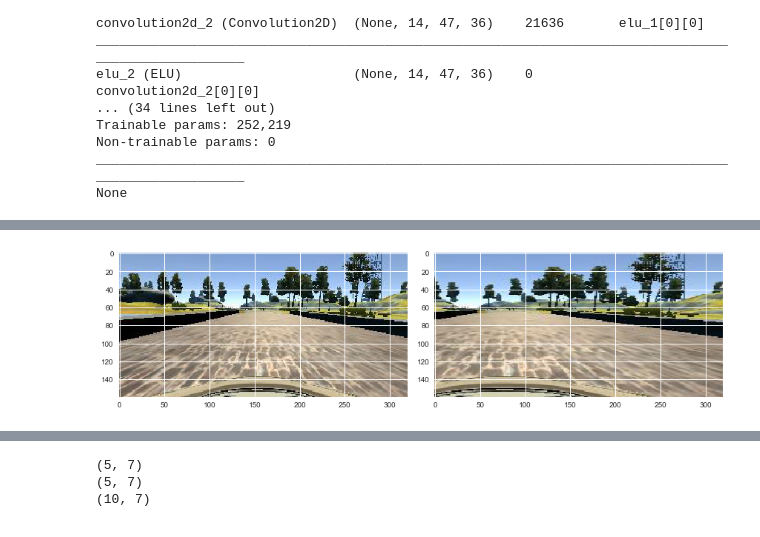
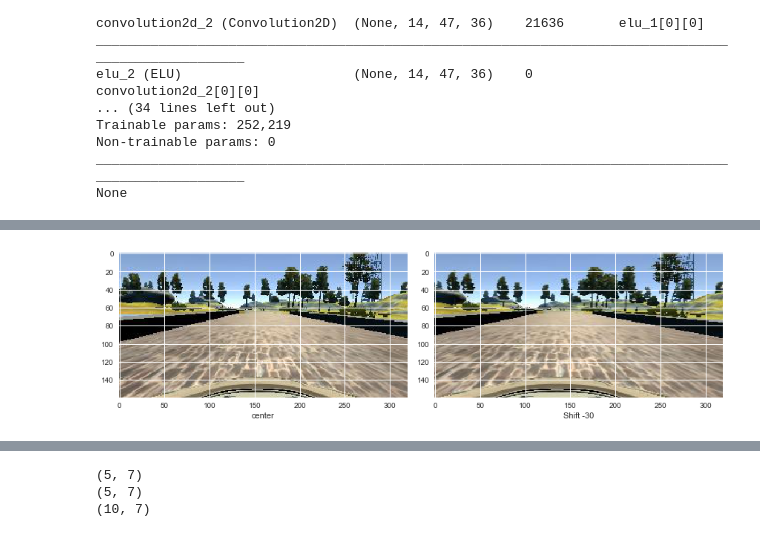
Before and after one commit to harinando/sdc-advanced-lane-lines, a Jupyter notebook: CarND-Behavioral-Training/data_exploration.ipynb, the cells around one changed output, grey strips where cells are left out. Saved outputs shown, nothing was run; the diff lists cells and outputs as text; code cells hidden in the pictures.

```diff
--- a/CarND-Behavioral-Training/data_exploration.ipynb
+++ b/CarND-Behavioral-Training/data_exploration.ipynb
@@ -171,13 +169,13 @@ plots(images, 1, 3, figsize=(16, 12),labels=['left', 'center', 'right'])
 # %%
 reload(transformations)
 reload(visualization)
 from visualization import plots
 from transformations import Rotate, Translate, Crop, Resize, Shift
 img_path = 'data/IMG/center_2016_12_01_13_30_48_287.jpg'
 img = ReadImg(img_path)
-plots([img, Shift(img, -100)], 1, 2, figsize=(12, 9), labels=['left', 'center', 'transf'], grid=True)
+plots([img, Shift(img, -30)], 1, 2, figsize=(12, 9), labels=['center', 'Shift -30'], grid=True)
 # %% [output]
-[figure, old version]
+[figure, new version]
 # %%
 img_path = 'data/IMG/center_2016_12_01_13_30_48_287.jpg'
 org_img = ReadImg(img_path)
```
Also changed, not shown: parts of 16 cells of this notebook, 3 other files.
